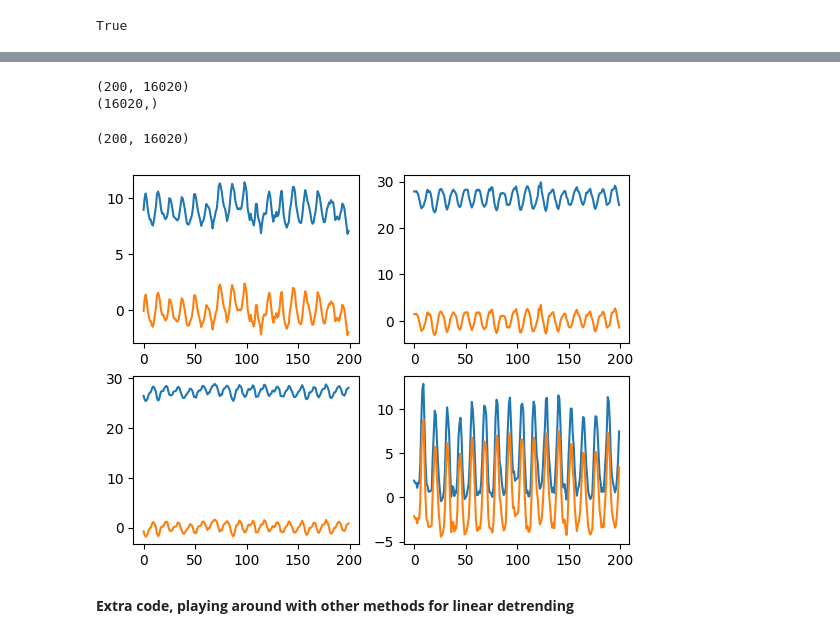
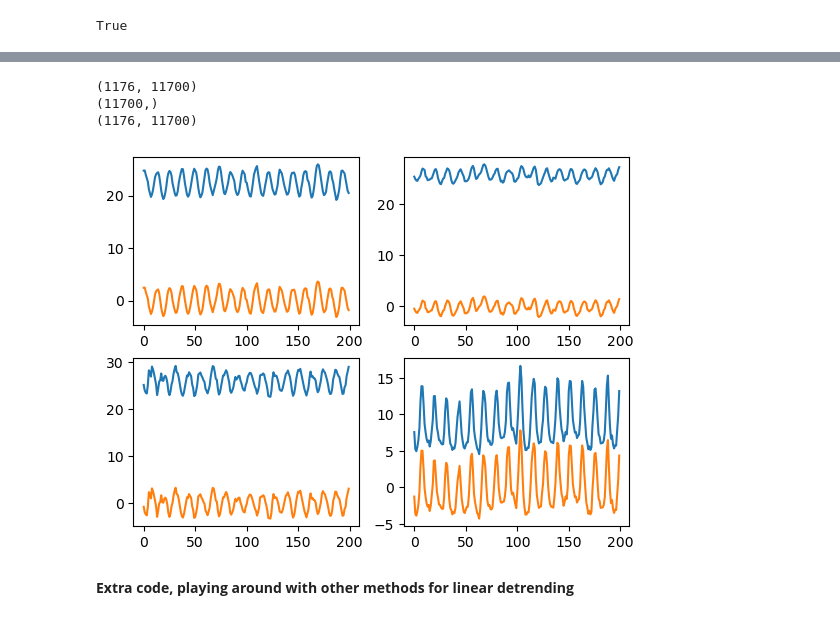
Before and after one commit to DeanHenze/Dask-with-cloud, a Jupyter notebook: examples/eof_ersst.ipynb, the cells around one changed output, grey strips where cells are left out. Drawn from its saved outputs; the diff is of its cells as text; code cells hidden in the pictures.

```diff
--- a/examples/eof_ersst.ipynb
+++ b/examples/eof_ersst.ipynb
@@ -200,14 +314,24 @@ nt, nlat, nlon = sstdata['sst'].shape
 x = np.arange(nt)
 sst_detrend = sstdata['sst'].values.reshape(nt, nlat*nlon)
+# %%
+# Save some data to test the detrend algorithm:
+idx_detrendtest = [3500, 7000, 8000, 10000]
+#test_detrend = sst_detrend[:,idx_detrendtest]
+test_detrend = sst_detrend
+# %%
+# Save index locations of elements which are NAN, replace them with 0 for now:
+boolar_isnan = np.isnan(sst_detrend)
+sst_detrend[boolar_isnan] = 0
 # %%
-fitresults = np.polyfit(x, sstdata['sst'].values.reshape(nt, nlat*nlon), 1, rcond=None, full=False, w=None, cov=False)
+# Perform linear fit and subtract from data:
+fitresults = np.polyfit(x, sst_detrend, 1, rcond=None, full=False, w=None, cov=False)
 print(sst_detrend.shape)
 print(fitresults[1].shape)
+
+lintrend = sst_detrend*fitresults[0] + fitresults[1]
+print(lintrend.shape)
+sst_detrend = sst_detrend - lintrend
 # %% [output]
-(200, 16020)
-(16020,)
+(1176, 11700)
+(11700,)
+(1176, 11700)
-# %%
-lintrend = sst_detrend*fitresults[0] + fitresults[1]
-lintrend.shape
-# %% [output]
-(200, 16020)
@@ -216,8 +342,11 @@ test = sst_detrend - lintrend
+# %%
+# Re-instert NANs:
+sst_detrend[boolar_isnan] = np.nan
 # %%
 # Confirm detrend:
 fig1, axes1 = plt.subplots(2, 2)
-for ax, idx in zip(axes1.flatten(), [3500, 6500, 9500, 12500]):
-    ax.plot(sst_detrend[:,idx])
-    ax.plot(test[:,idx])
+for ax, i in zip(axes1.flatten(), idx_detrendtest):
+    ax.plot(test_detrend[:200,i])
+    ax.plot(sst_detrend[:200,i])
 # %% [output]
-[figure, old version]
+[figure, new version]
```
Also changed, not shown: parts of 69 cells of this notebook.
